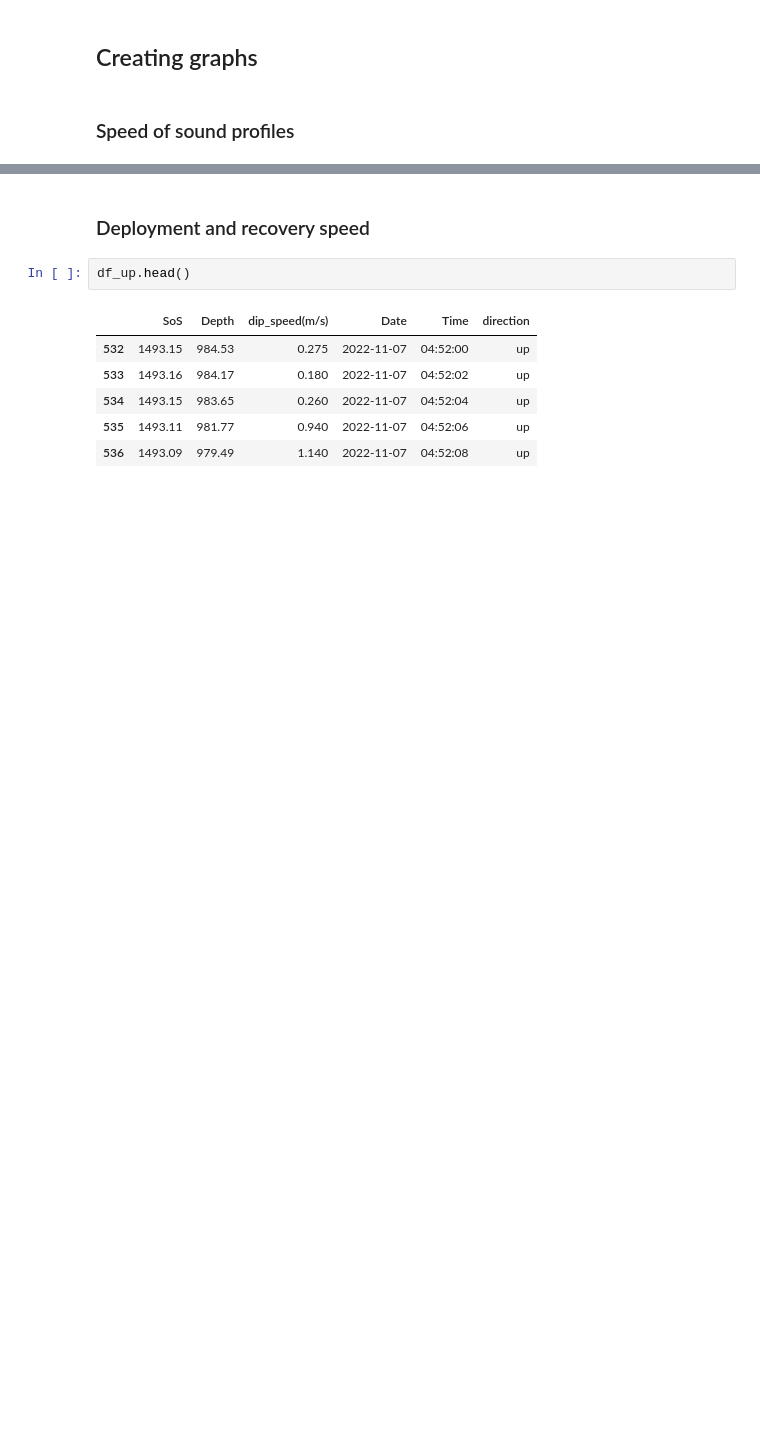
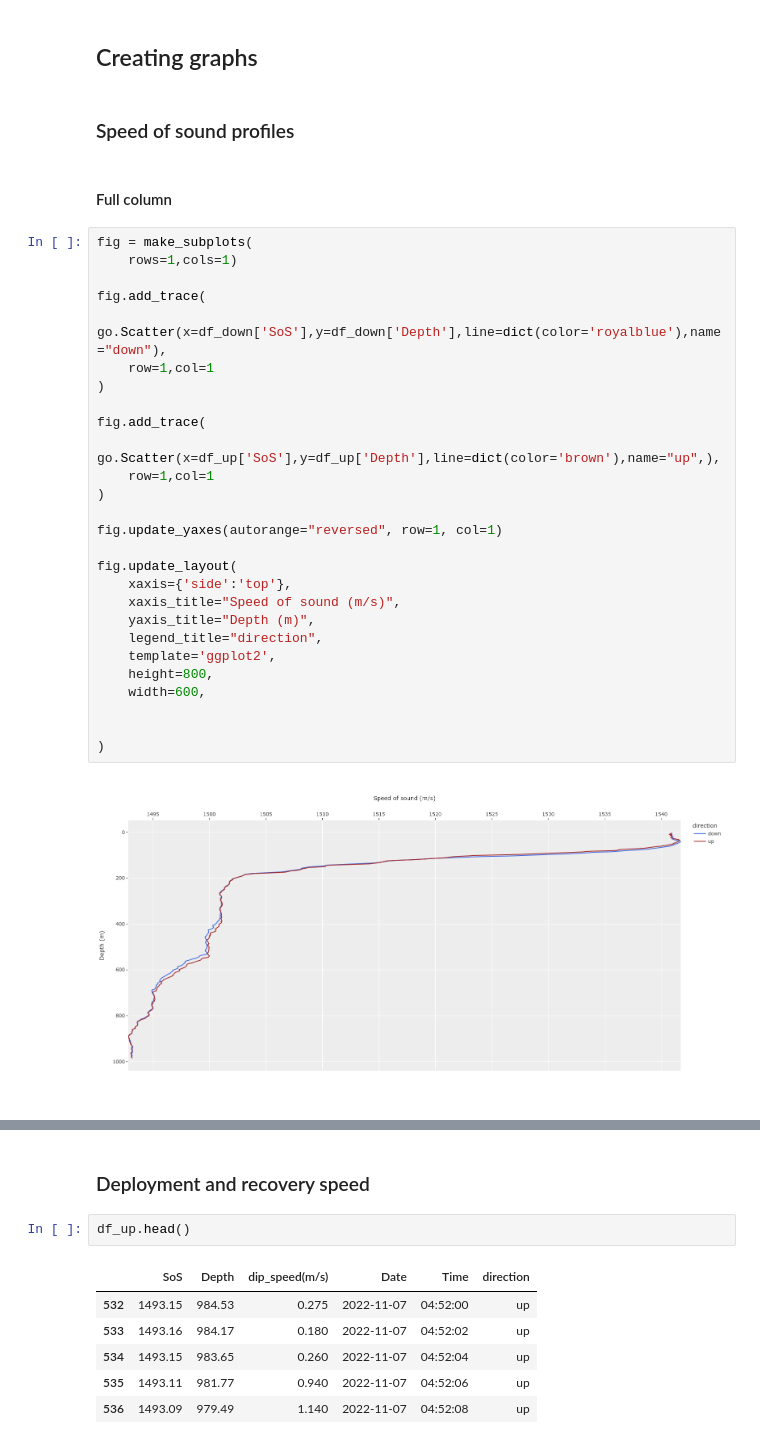
Before and after one commit to rdallagnolo/repo_nav-tsdip, a Jupyter notebook: tsdips_figure_code-test.ipynb, the cells around one changed output, grey strips where cells are left out. Drawn from its saved outputs; the diff is of its cells as text; blank space fills up the shorter version.

```diff
--- a/tsdips_figure_code-test.ipynb
+++ b/tsdips_figure_code-test.ipynb
@@ -64,3 +70,34 @@ top_down=top[top['direction']=='down']
 ## Creating graphs
 # %% [markdown]
 ### Speed of sound profiles
+# %% [markdown]
+#### Full column
+# %%
+fig = make_subplots(
+    rows=1,cols=1)
+
+fig.add_trace(
+    go.Scatter(x=df_down['SoS'],y=df_down['Depth'],line=dict(color='royalblue'),name="down"),
+    row=1,col=1
+)
+
+fig.add_trace(
+    go.Scatter(x=df_up['SoS'],y=df_up['Depth'],line=dict(color='brown'),name="up",),
+    row=1,col=1
+)
+
+fig.update_yaxes(autorange="reversed", row=1, col=1)
+
+fig.update_layout(
+    xaxis={'side':'top'},
+    xaxis_title="Speed of sound (m/s)",
+    yaxis_title="Depth (m)",
+    legend_title="direction",
+    template='ggplot2',
+    height=800,
+    width=600,
+
+
+)
+# %% [output]
+[figure, added]
```
Also changed, not shown: parts of 9 cells of this notebook, 19 other files.
